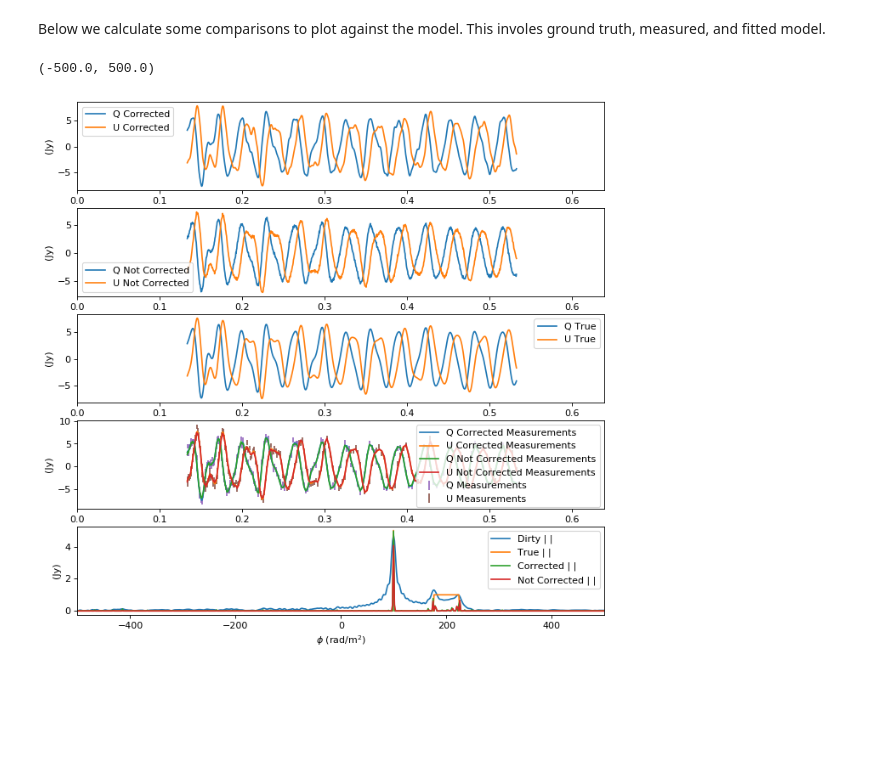
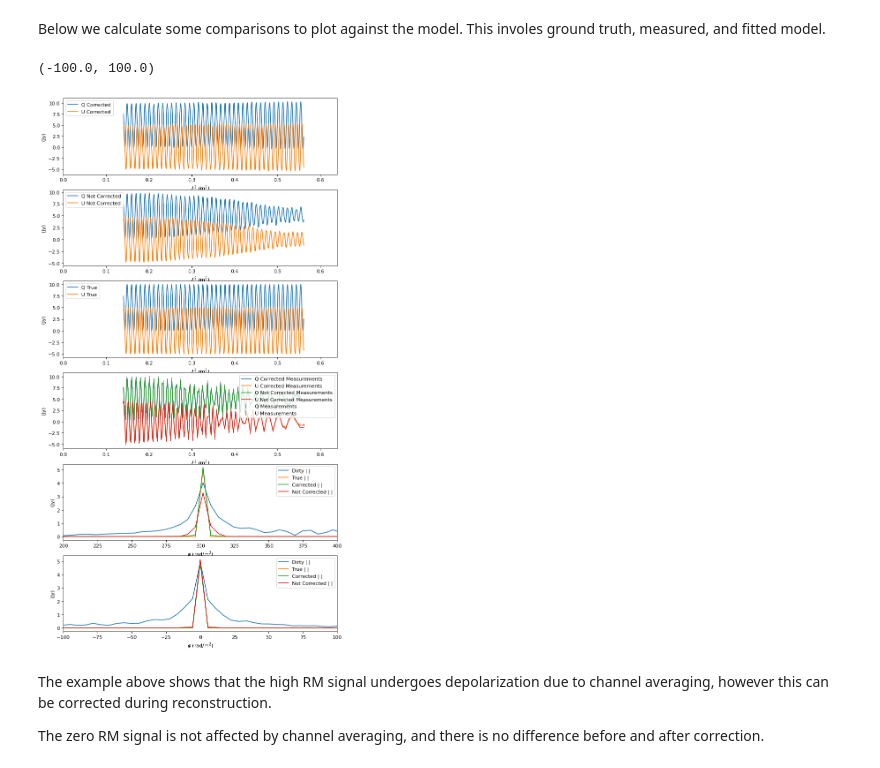
Before and after one commit to Luke-Pratley/Faraday-Dreams, a Jupyter notebook: examples/channel_averaging_simulation.ipynb, the cells around one changed output. Drawn from its saved outputs; the diff is of its cells as text; code cells hidden in the pictures; blank space fills up the shorter version.

Commit message:
updated examples

```diff
--- a/examples/channel_averaging_simulation.ipynb
+++ b/examples/channel_averaging_simulation.ipynb
@@ -46,6 +45,6 @@ x_true += models.deltas(phi, [5],[100], [ -np.pi/3])
 # %%
 # amplitude = 1 jy, width = 10 rad/m^2, location = 50 rad/m^2, polarization angle = 0 radians
-x_true += models.box(phi, 1, 50, 200, 0)
+#x_true += models.box(phi, 1, 50, 200, 0)
 # %%
 # amplitude = 1 jy, width = 10 rad/m^2, location = 50 rad/m^2, polarization angle = 0 radians
 #x_true += models.gaussian(phi, 1, 10, 50, 0)
@@ -62,9 +61,7 @@ We can write this as $$\mathbf{y} = \mathbf{\mathsf{\Phi}}\mathbf{x}$$ since it
 # %%
 # measurement operator with channel averaging
 m_op_right = measurement_operator.faraday_operator(lambda2, phi, weights, dlambda2)
-m_op_wrong = measurement_operator.faraday_operator(lambda2, phi, lambda2* 0 + 1)
-#switch to see how important channel averaging is
-m_op = m_op_right
+m_op_wrong = measurement_operator.faraday_operator(lambda2, phi, weights)
 # %% [markdown]
 Below we also create a version (for comparing no channel averaging) where $a(\lambda^2_p, \phi_k) = 1$
 # %%
@@ -173,0 +108,7 @@ solution_wrong, diag_wrong = solvers.solver(solvers.algorithm.l1_constrained, we
+# %%
+options = {'tol': 1e-4, 'iter': 50000, 'update_iter': 1000, 'record_iters': False, 'project_positive_lambda2': False}
+beta= 1e-3 #stepsize that you might have to change 1e-2 to 1e-4 are normally okay, change if result looks bad
+results_with_correction = recover_faraday_spectra.recover_1d_faraday_spectrum(Q=np.real(y), U=np.imag(y), error_Q=1/weights/np.sqrt(2), error_U=1/weights/np.sqrt(2), freq=freq0, dphi=2 * dphi, Nphi=320,
+                                                                                     sigma_factor=sigma, beta=beta, options=options, channel_widths=dfreq)
+results_without_correction = recover_faraday_spectra.recover_1d_faraday_spectrum(Q=np.real(y), U=np.imag(y), error_Q=weights/np.sqrt(2), error_U=weights/np.sqrt(2), freq=freq0, dphi=2 * dphi, Nphi=320,
+                                                                                     sigma_factor=sigma, beta=beta, options=options, channel_widths=None)
@@ -174,49 +133,61 @@ solution_wrong, diag_wrong = solvers.solver(solvers.algorithm.l1_constrained, we
 # %% [markdown]
 Below we calculate some comparisons to plot against the model. This involes ground truth, measured, and fitted model.
 # %%
-y_right = m_op_right.dir_op(solution_right)
-y_wrong = m_op_wrong.dir_op(solution_wrong)
+y_right = m_op_right.dir_op(results_with_correction['solution'])
+y_wrong = m_op_wrong.dir_op(results_without_correction['solution'])
 y_true = m_op_no_averaging.dir_op(x_true)
-y_model_right = m_op_no_averaging.dir_op(solution_right)
-y_model_wrong = m_op_no_averaging.dir_op(solution_wrong)
+y_model_right = m_op_no_averaging.dir_op(results_with_correction['solution'])
+y_model_wrong = m_op_no_averaging.dir_op(results_without_correction['solution'])
 # %%
-fig, ax = plt.subplots(nrows=5, ncols=1, figsize=(10, 10), dpi=80)
+fig, ax = plt.subplots(nrows=6, ncols=1, figsize=(10, 20), dpi=80)
 ax[0].plot(lambda2_high_res, np.real(y_model_right))
 ax[0].plot(lambda2_high_res, np.imag(y_model_right))
 ax[1].plot(lambda2_high_res, np.real(y_model_wrong))
 ax[1].plot(lambda2_high_res, np.imag(y_model_wrong))
 ax[2].plot(lambda2_high_res, np.real(m_op_no_averaging.dir_op(x_true)))
 ax[2].plot(lambda2_high_res, np.imag(m_op_no_averaging.dir_op(x_true)))
 ax[0].set_xlim([0., 0.8**2])
 ax[1].set_xlim([0., 0.8**2])
 ax[2].set_xlim([0., 0.8**2])
 ax[0].set_xlabel(r"$\lambda^2$ (m$^2$)")
 ax[0].set_ylabel(r"(Jy)")
 ax[1].set_xlabel(r"$\lambda^2$ (m$^2$)")
 ax[1].set_ylabel(r"(Jy)")
 ax[2].set_xlabel(r"$\lambda^2$ (m$^2$)")
 ax[2].set_ylabel(r"(Jy)")
 ax[0].legend(["Q Corrected", "U Corrected"])
 ax[1].legend(["Q Not Corrected", "U Not Corrected"])
 ax[2].legend(["Q True", "U True"])
 ax[3].plot(lambda2, np.real(y_right))
 ax[3].plot(lambda2, np.imag(y_right))
 ax[3].plot(lambda2, np.real(y_wrong))
 ax[3].plot(lambda2, np.imag(y_wrong))
 ax[3].errorbar(lambda2, np.real(y), yerr=lambda2*0 + sigma, fmt='',linestyle='')
 ax[3].errorbar(lambda2, np.imag(y), yerr=lambda2*0 + sigma, fmt='',linestyle='')
 ax[3].set_xlim([0., 0.8**2])
 ax[3].set_xlabel(r"$\lambda^2$ (m$^2$)")
 ax[3].set_ylabel(r"(Jy)")
 ax[3].legend(["Q Corrected Measurements", "U Corrected Measurements", "Q Not Corrected Measurements", "U Not Corrected Measurements","Q Measurements", "U Measurements",])
-ax[4].plot(phi, np.abs(m_op.adj_op(y)) * 1./len(y))
+ax[4].plot(phi, np.abs(m_op_wrong.adj_op(y)) * 1./len(y))
 ax[4].plot(phi, np.abs(x_true))
-ax[4].plot(phi, np.abs(solution_right))
-ax[4].plot(phi, np.abs(solution_wrong))
+ax[4].plot(phi, np.abs(results_with_correction['solution']))
+ax[4].plot(phi, np.abs(results_without_correction['solution']))
 ax[4].legend(["Dirty | |", "True | |", "Corrected | |", "Not Corrected | |"])
 ax[4].set_xlabel(r"$\phi$ (rad/m$^2$)")
 ax[4].set_ylabel(r"(Jy)")
-ax[4].set_xlim([-rm_max, rm_max])
+ax[4].set_xlim([200, 400])
+ax[5].plot(phi, np.abs(m_op_right.adj_op(y)) * 1./len(y))
+ax[5].plot(phi, np.abs(x_true))
+ax[5].plot(phi, np.abs(results_with_correction['solution']))
+ax[5].plot(phi, np.abs(results_without_correction['solution']))
+ax[5].legend(["Dirty | |", "True | |", "Corrected | |", "Not Corrected | |"])
+ax[5].set_xlabel(r"$\phi$ (rad/m$^2$)")
+ax[5].set_ylabel(r"(Jy)")
+ax[5].set_xlim([-100, 100])
 # %% [output]
-(-500.0, 500.0)
+(-100.0, 100.0)
-[figure, old version]
+[figure, new version]
+# %% [markdown]
+The example above shows that the high RM signal undergoes depolarization due to channel averaging, however this can be corrected during reconstruction.
+
+The zero RM signal is not affected by channel averaging, and there is no difference before and after correction.
```
Also changed, not shown: parts of 11 cells of this notebook, 3 other files.
